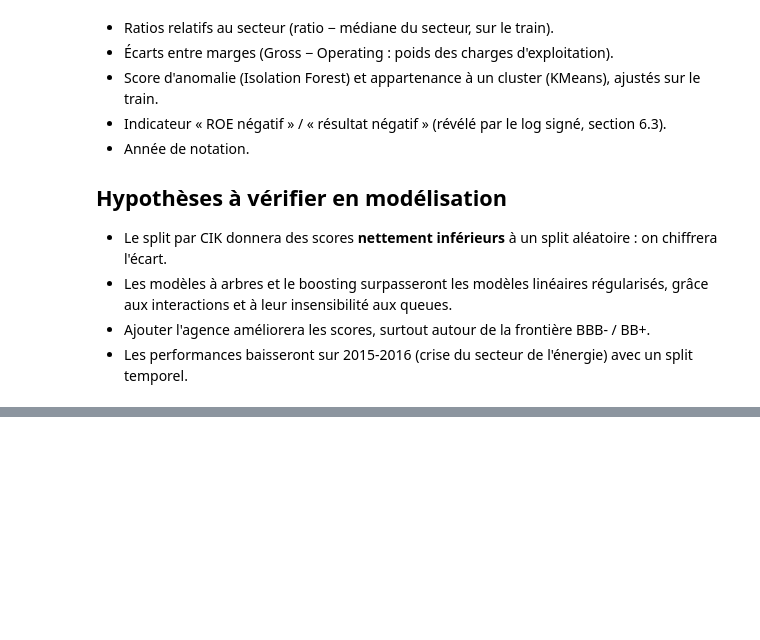
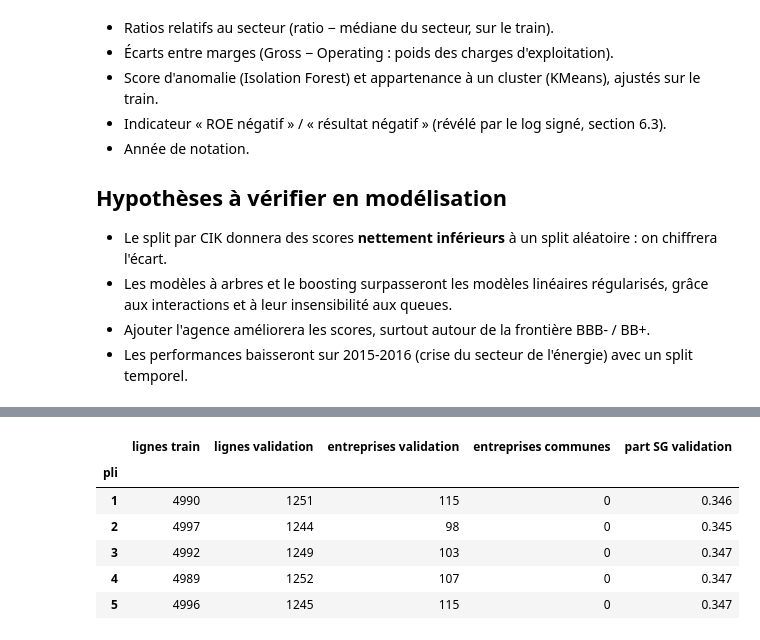
Before and after one commit to samiguessoum/hedgehogs-credit-risk-ml, a Jupyter notebook: hedgehogs_credit_risk.ipynb, the cells around one changed output, grey strips where cells are left out. Cells and saved outputs as stored; diff of their text form; code cells hidden in the pictures; blank space fills up the shorter version.

```diff
--- a/hedgehogs_credit_risk.ipynb
+++ b/hedgehogs_credit_risk.ipynb
@@ -1354,0 +1491,29 @@ plt.tight_layout(); plt.show()
+# %%
+N_OUTER, N_INNER = 5, 3
+
+# Plis externes : calculés UNE fois, réutilisés pour tous les modèles
+outer_cv = StratifiedGroupKFold(n_splits=N_OUTER, shuffle=True, random_state=SEED)
+OUTER_FOLDS = list(outer_cv.split(X_train, y_train, g_train))
+
+def inner_folds(train_idx):
+    # Plis internes (par entreprise) calculés sur la partie « train externe » d'un pli
+    inner = StratifiedGroupKFold(n_splits=N_INNER, shuffle=True, random_state=SEED)
+    Xi, yi, gi = X_train.iloc[train_idx], y_train.iloc[train_idx], g_train.iloc[train_idx]
+    return list(inner.split(Xi, yi, gi))
+
+# Vérification : chaque pli externe respecte les entreprises et garde une part de SG stable
+verif = []
+for k, (tr, va) in enumerate(OUTER_FOLDS):
+    verif.append({"pli": k + 1, "lignes train": len(tr), "lignes validation": len(va),
+                  "entreprises validation": g_train.iloc[va].nunique(),
+                  "entreprises communes": len(set(g_train.iloc[tr]) & set(g_train.iloc[va])),
+                  "part SG validation": y_train.iloc[va].mean()})
+pd.DataFrame(verif).set_index("pli").round(3)
+# %% [output]
+|  | lignes train | lignes validation | entreprises validation | entreprises communes | part SG validation |
+| pli |  |  |  |  |  |
+| 1 | 4990 | 1251 | 115 | 0 | 0.346 |
+| 2 | 4997 | 1244 | 98 | 0 | 0.345 |
+| 3 | 4992 | 1249 | 103 | 0 | 0.347 |
+| 4 | 4989 | 1252 | 107 | 0 | 0.347 |
+| 5 | 4996 | 1245 | 115 | 0 | 0.347 |
```
Also changed, not shown: parts of 12 cells of this notebook, 1 other file.
